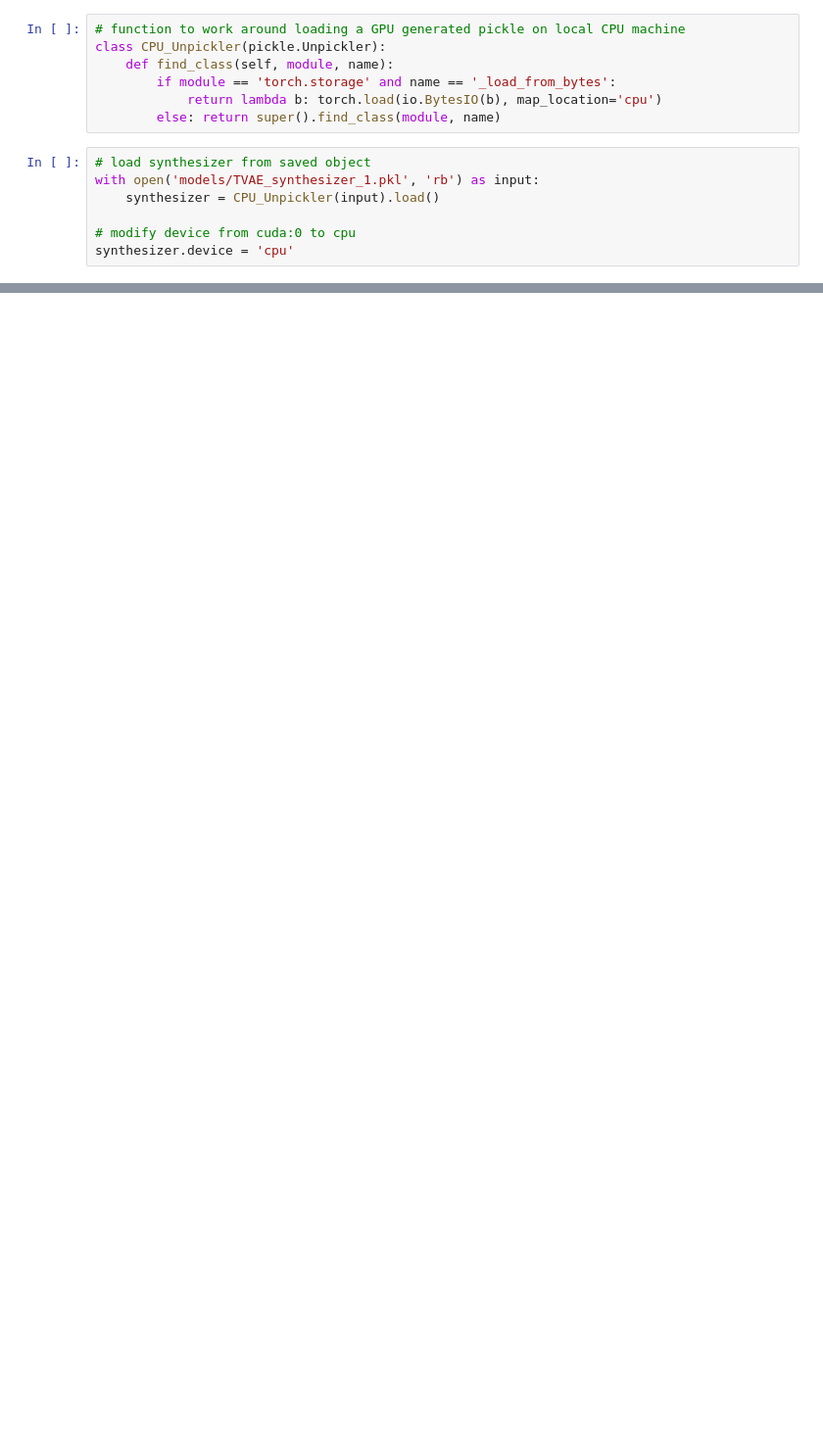
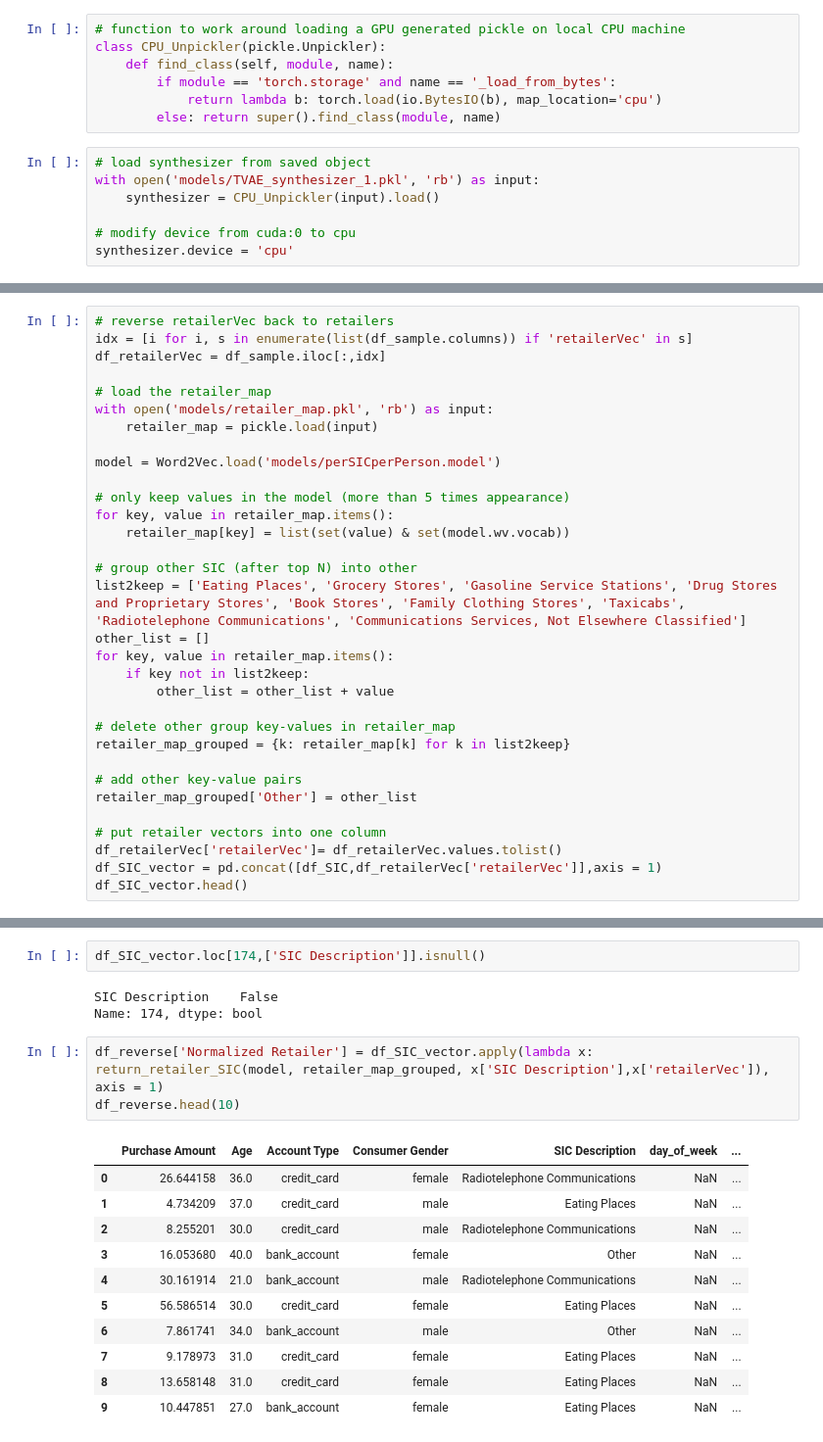
Before and after one commit to rui-zhang-ocean/Predict_Transactions, a Jupyter notebook: check_synthetic_data.ipynb, the cells around one changed output, grey strips where cells are left out. Shown at 98% size. Saved outputs shown, nothing was run; the diff lists cells and outputs as text; blank space fills up the shorter version.

```diff
--- a/check_synthetic_data.ipynb
+++ b/check_synthetic_data.ipynb
@@ -46,0 +98,32 @@ print(sampled)
+# %%
+# reverse retailerVec back to retailers
+idx = [i for i, s in enumerate(list(df_sample.columns)) if 'retailerVec' in s]
+df_retailerVec = df_sample.iloc[:,idx]
+
+# load the retailer_map
+with open('models/retailer_map.pkl', 'rb') as input:
+    retailer_map = pickle.load(input)
+
+model = Word2Vec.load('models/perSICperPerson.model')
+
+# only keep values in the model (more than 5 times appearance)
+for key, value in retailer_map.items():
+    retailer_map[key] = list(set(value) & set(model.wv.vocab))
+
+# group other SIC (after top N) into other
+list2keep = ['Eating Places', 'Grocery Stores', 'Gasoline Service Stations', 'Drug Stores and Proprietary Stores', 'Book Stores', 'Family Clothing Stores', 'Taxicabs', 'Radiotelephone Communications', 'Communications Services, Not Elsewhere Classified']
+other_list = []
+for key, value in retailer_map.items():
+    if key not in list2keep:
+        other_list = other_list + value
+
+# delete other group key-values in retailer_map
+retailer_map_grouped = {k: retailer_map[k] for k in list2keep}
+
+# add other key-value pairs
+retailer_map_grouped['Other'] = other_list
+
+# put retailer vectors into one column
+df_retailerVec['retailerVec']= df_retailerVec.values.tolist()
+df_SIC_vector = pd.concat([df_SIC,df_retailerVec['retailerVec']],axis = 1)
+df_SIC_vector.head()
@@ -46,0 +150,20 @@ print(sampled)
+# %%
+df_SIC_vector.loc[174,['SIC Description']].isnull()
+# %% [output]
+SIC Description    False
+Name: 174, dtype: bool
+# %%
+df_reverse['Normalized Retailer'] = df_SIC_vector.apply(lambda x: return_retailer_SIC(model, retailer_map_grouped, x['SIC Description'],x['retailerVec']), axis = 1)
+df_reverse.head(10)
+# %% [output]
+|  | Purchase Amount | Age | Account Type | Consumer Gender | SIC Description | day_of_week | ... |
+| 0 | 26.644158 | 36.0 | credit_card | female | Radiotelephone Communications | NaN | ... |
+| 1 | 4.734209 | 37.0 | credit_card | male | Eating Places | NaN | ... |
+| 2 | 8.255201 | 30.0 | credit_card | male | Radiotelephone Communications | NaN | ... |
+| 3 | 16.053680 | 40.0 | bank_account | female | Other | NaN | ... |
+| 4 | 30.161914 | 21.0 | bank_account | male | Radiotelephone Communications | NaN | ... |
+| 5 | 56.586514 | 30.0 | credit_card | female | Eating Places | NaN | ... |
+| 6 | 7.861741 | 34.0 | bank_account | male | Other | NaN | ... |
+| 7 | 9.178973 | 31.0 | credit_card | female | Eating Places | NaN | ... |
+| 8 | 13.658148 | 31.0 | credit_card | female | Eating Places | NaN | ... |
+| 9 | 10.447851 | 27.0 | bank_account | female | Eating Places | NaN | ... |
```
Also changed, not shown: parts of 13 cells of this notebook, 1 other file.
